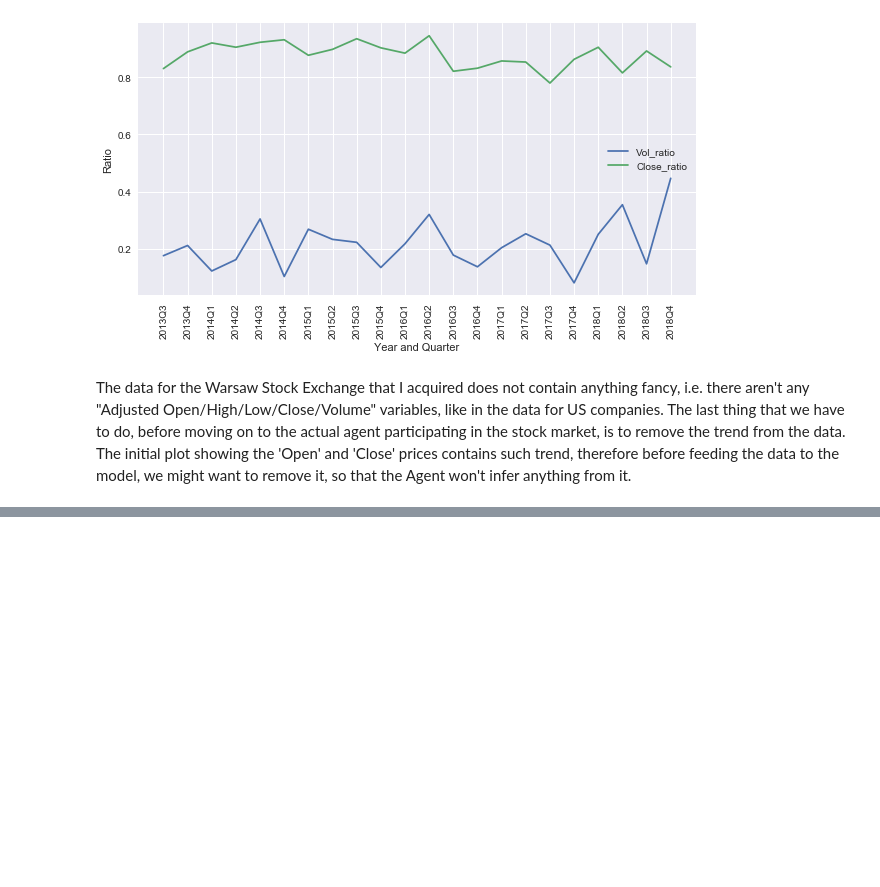
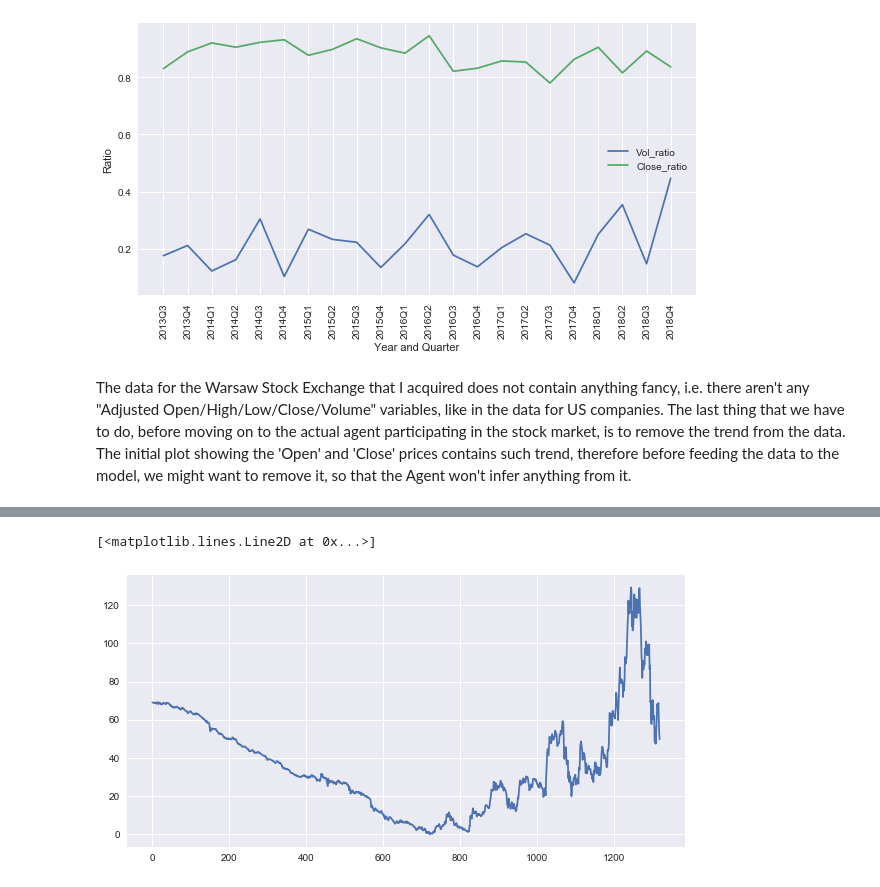
Before and after one commit to JanuszPXYZ/CDP-ReinforcementTrading-, a Jupyter notebook: CD-Projekt RED - Analysis + Data Preparation for Actor-Critic trader.ipynb, the cells around one changed output, grey strips where cells are left out. Drawn from its saved outputs; the diff is of its cells as text; code cells hidden in the pictures; blank space fills up the shorter version.

```diff
--- a/CD-Projekt RED - Analysis + Data Preparation for Actor-Critic trader.ipynb
+++ b/CD-Projekt RED - Analysis + Data Preparation for Actor-Critic trader.ipynb
@@ -160,0 +218,9 @@ The data for the Warsaw Stock Exchange that I acquired does not contain anything
+# %%
+close_detrend = detrend(train['Close'])
+close_detrend = close_detrend - close_detrend.min()
+# %%
+plt.figure(figsize = (10,5))
+plt.plot(close_detrend - close_detrend.min())
+# %% [output]
+[<matplotlib.lines.Line2D at 0x...>]
+[figure, added]
```
Also changed, not shown: parts of 24 cells of this notebook.
